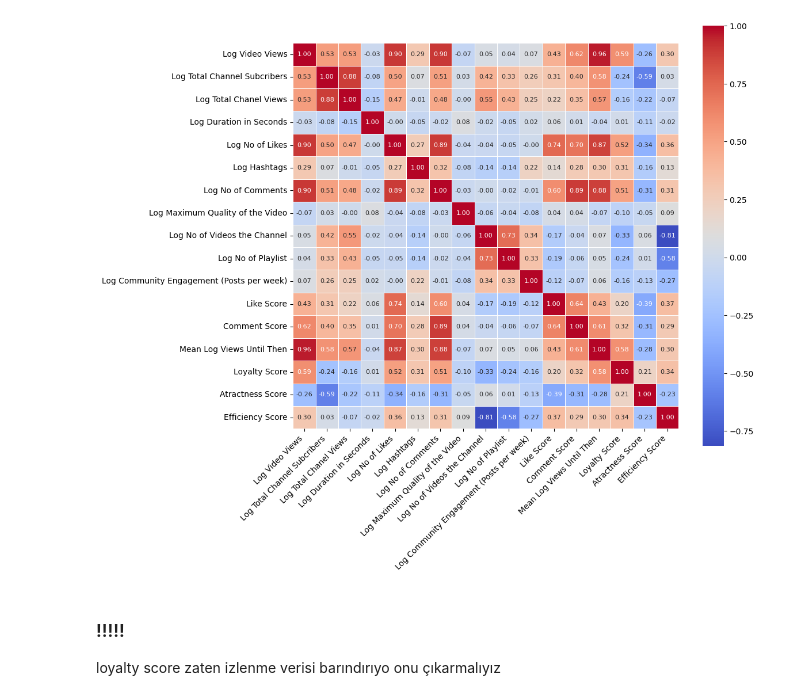
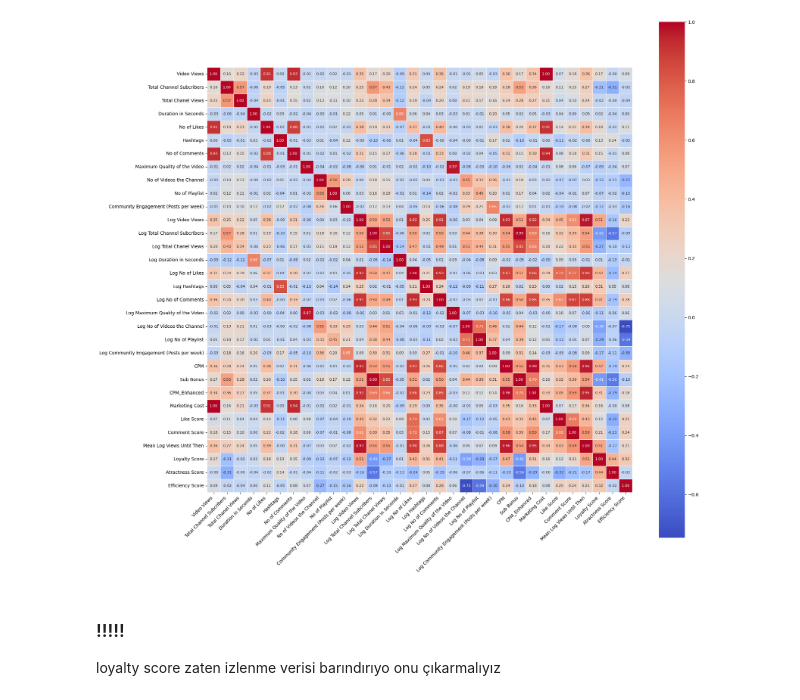
Before and after one commit to emirsglm/youtube-analysis, a Jupyter notebook: model.ipynb, the cells around one changed output. Saved outputs shown, nothing was run; the diff lists cells and outputs as text; code cells hidden in the pictures.

```diff
--- a/model.ipynb
+++ b/model.ipynb
@@ -35,5 +55,16 @@ Index(['Video Views', 'Video Title', 'Channel URL', 'Creator Name',
 # %%
-numeric_log_columns = ['Log Video Views',
+numeric_log_columns = ['Video Views',
+ 'Total Channel Subcribers',
+ 'Total Chanel Views',
+ 'Duration in Seconds',
+ 'No of Likes',
+ 'Hashtags',
+ 'No of Comments',
+ 'Maximum Quality of the Video',
+ 'No of Videos the Channel',
+ 'No of Playlist',
+ 'Community Engagement (Posts per week)',
+ 'Log Video Views',
  'Log Total Channel Subcribers',
  'Log Total Chanel Views',
  'Log Duration in Seconds',
@@ -44,6 +75,10 @@ numeric_log_columns = ['Log Video Views',
  'Log No of Videos the Channel',
  'Log No of Playlist',
  'Log Community Engagement (Posts per week)',
+ 'CPM',
+ 'Sub Bonus',
+ 'CPM_Enhanced',
+ 'Marketing Cost',
  'Like Score',
  'Comment Score',
  'Mean Log Views Until Then',
@@ -55,29 +90,29 @@ numeric_log_columns = ['Log Video Views',
 # %%
 import matplotlib.pyplot as plt
 import seaborn as sns
 
-plt.figure(figsize=(12, 10))  # Increase figure size for better fit
+plt.figure(figsize=(20, 18))  # Increase figure size for better fit
 
-corr_matrix = df[numeric_log_columns].corr(method='spearman')
+corr_matrix = df[numeric_log_columns].corr()
 
 sns.heatmap(
     corr_matrix,
     annot=True,
     fmt='.2f',
     cmap='coolwarm',
     square=True,
     cbar_kws={"shrink": 1},
     linewidths=0.5,  # optional, to separate cells clearly
     annot_kws={"size": 8}  # reduce annotation font size if crowded
 )
 
 plt.xticks(rotation=45, ha='right')  # rotate x labels to avoid overlap
 plt.yticks(rotation=0)  # keep y labels horizontal
 plt.tight_layout()  # adjust layout so labels fit
 
 plt.show()
 # %% [output]
-[figure, old version]
+[figure, new version]
 # %% [markdown]
 ### !!!!!
 loyalty score zaten izlenme verisi barındırıyo onu çıkarmalıyız
```
Also changed, not shown: parts of 28 cells of this notebook.
